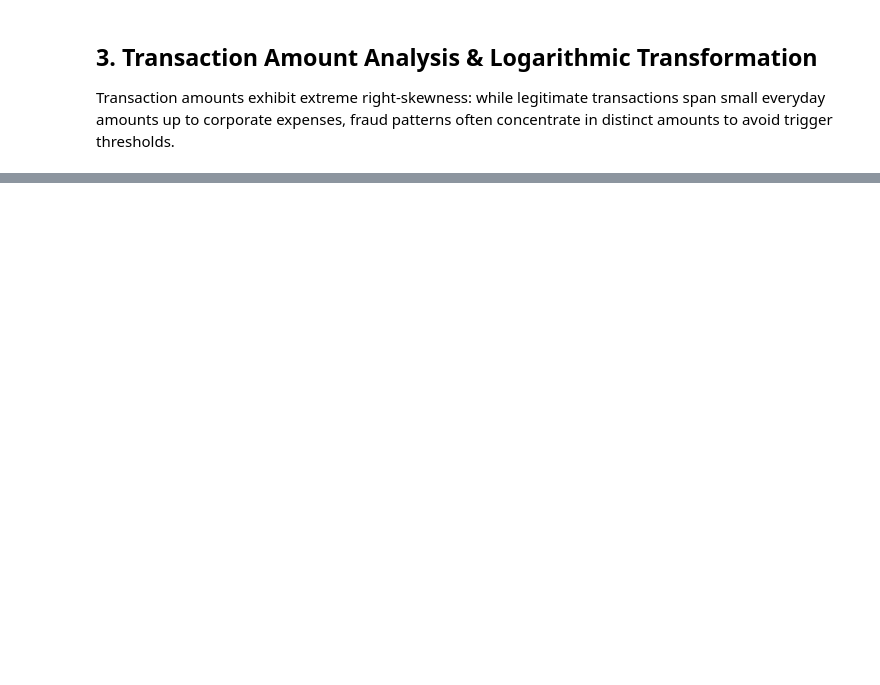
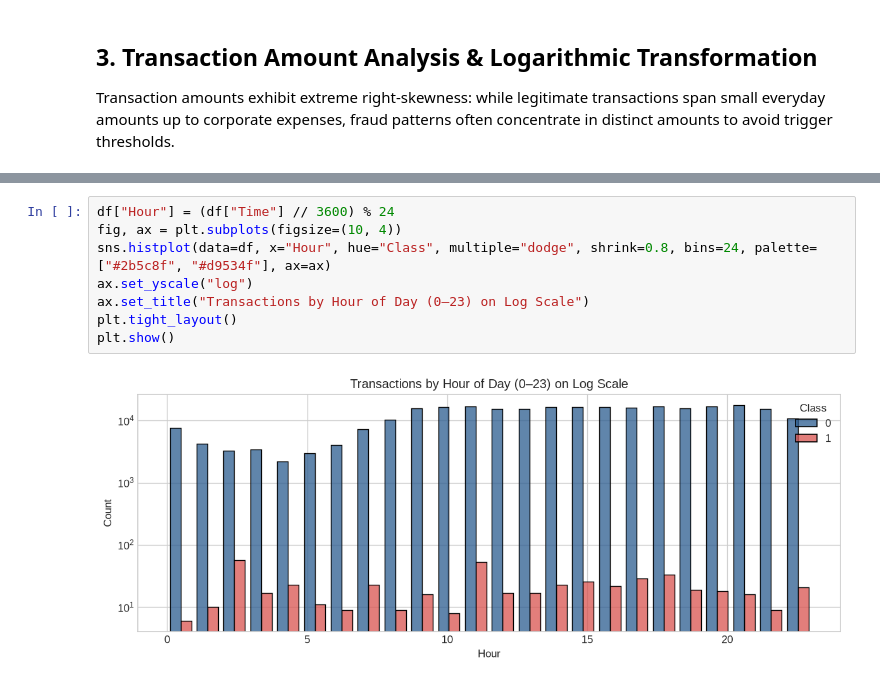
Before and after one commit to Sonu0305/XAI-System-in-Banking-AI-Anomaly-Driven-Credit-Card-Fraud-Detection-and-Interpretation, a Jupyter notebook: notebooks/01_eda.ipynb, the cells around one changed output, grey strips where cells are left out. Drawn from its saved outputs; the diff is of its cells as text; blank space fills up the shorter version.

```diff
--- a/notebooks/01_eda.ipynb
+++ b/notebooks/01_eda.ipynb
@@ -107,0 +124,10 @@ print(corr.tail(5)[::-1])
+# %%
+df["Hour"] = (df["Time"] // 3600) % 24
+fig, ax = plt.subplots(figsize=(10, 4))
+sns.histplot(data=df, x="Hour", hue="Class", multiple="dodge", shrink=0.8, bins=24, palette=["#2b5c8f", "#d9534f"], ax=ax)
+ax.set_yscale("log")
+ax.set_title("Transactions by Hour of Day (0–23) on Log Scale")
+plt.tight_layout()
+plt.show()
+# %% [output]
+[figure, added]
```
Also changed, not shown: parts of 11 cells of this notebook, 18 other files.
